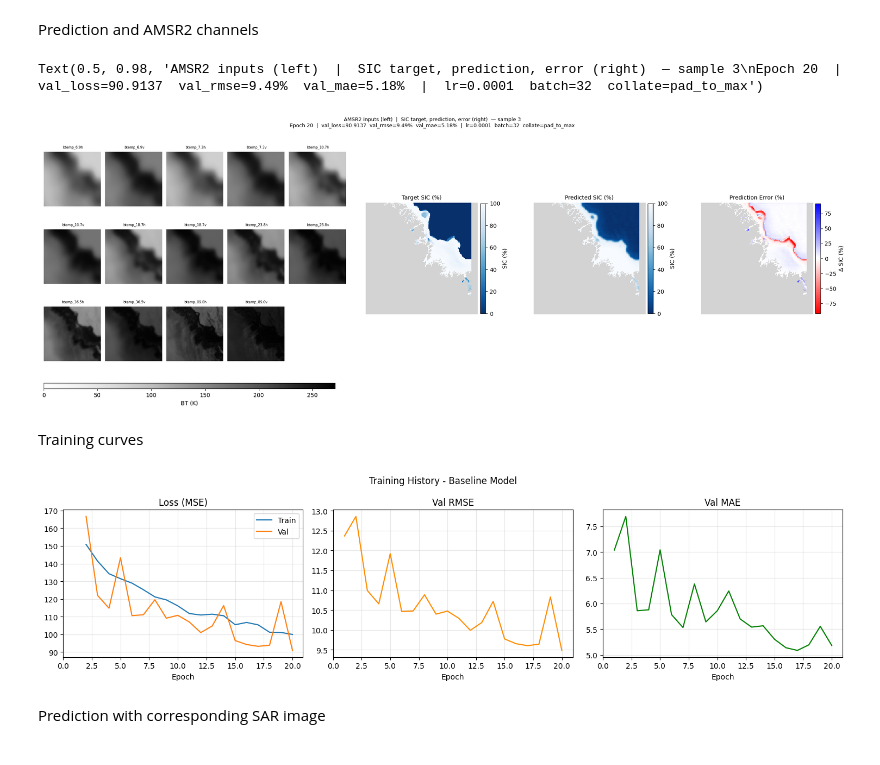
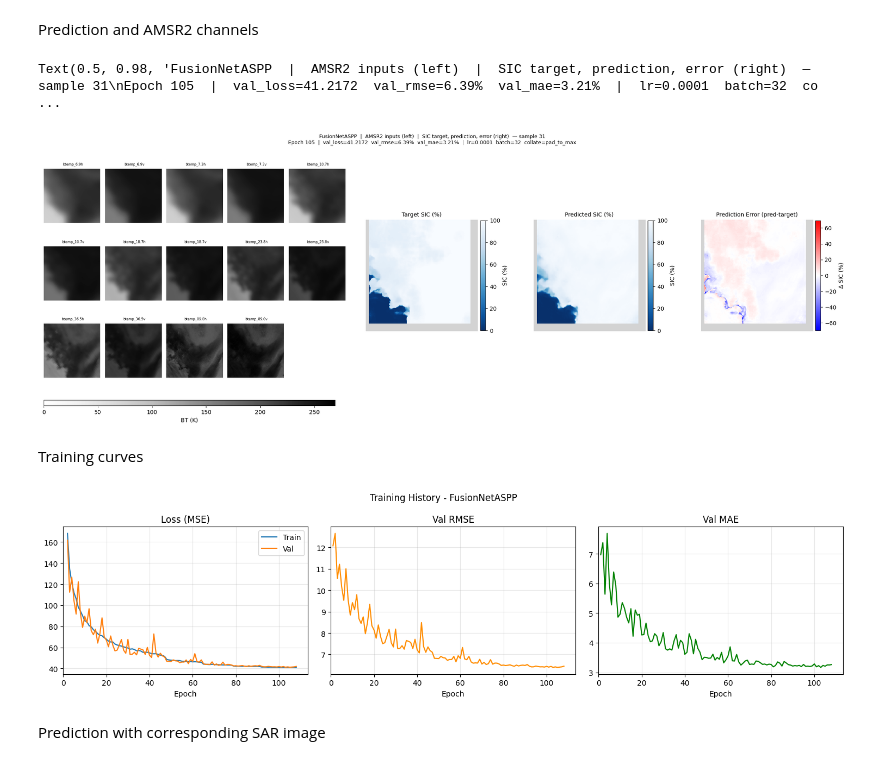
Before and after one commit to NinnaL/Master-thesis---Super-resolution-sea-ice-concentration-using-generative-AI, a Jupyter notebook: Code/prediction_plots.ipynb, the cells around one changed output. Saved outputs shown, nothing was run; the diff lists cells and outputs as text; code cells hidden in the pictures.

Commit message:
diffusion model added and more training done

```diff
--- a/Code/prediction_plots.ipynb
+++ b/Code/prediction_plots.ipynb
@@ -16,13 +18,16 @@ from lib.model.FusionNet import FusionNet
 # %%
-postfix = '1'
-## Config — match your training setup ###
-CACHE_DIR   = '/dmidata/projects/asip-cms/ninna_msc/zarr_cache'
-# OUTPUT_DIR  = "/dmidata/users/nili/Master/Master-thesis---Super-resolution-sea-ice-concentration-using-generative-AI/outputs/training/baseline"
-OUTPUT_DIR  = "/dmidata/users/nili/Master/Master-thesis---Super-resolution-sea-ice-concentration-using-generative-AI/outputs/training/fusionnet"
-CKPT_PATH   = os.path.join(OUTPUT_DIR, f'best_baseline_model_{postfix}.pth')
+### Only change these two ###
+MODEL_NAME = 'fusionnetaspp'   # 'baseline' | 'fusionnet' | 'fusionnetres' | 'fusionnetaspp'
+postfix    = '1'
+
+### Derived paths ###
+BASE_OUTPUT  = '/dmidata/users/nili/Master/Master-thesis---Super-resolution-sea-ice-concentration-using-generative-AI/outputs/training'
+CACHE_DIR    = '/dmidata/projects/asip-cms/ninna_msc/zarr_cache'
+SAR_DIR      = '/dmidata/projects/asip-cms/sentinel1'
+OUTPUT_DIR   = os.path.join(BASE_OUTPUT, MODEL_NAME)
+CKPT_PATH    = os.path.join(OUTPUT_DIR, f'best_model_{postfix}.pth')
 history_path = os.path.join(OUTPUT_DIR, f'training_history_{postfix}.npy')
-# SAVE_PATH   = os.path.join(OUTPUT_DIR, 'prediction_with_amsr2.png')
-SIC_PATH = '/dmidata/projects/asip-cms/sentinel1'
+
 NUM_WORKERS = 0
 
 
@@ -32,29 +37,28 @@ print(f"Using device: {device}")
 ### Load checkpoint — all model and training params come from here ###
 ckpt = torch.load(CKPT_PATH, map_location=device, weights_only=True)
 
-# Required for model reconstruction
 in_channels = ckpt['in_channels']
 features    = ckpt['features']
-
-# Optional training params — shown in plot title if present
 batch_size  = ckpt.get('batch_size',    '?')
 lr          = ckpt.get('learning_rate', '?')
 wd          = ckpt.get('weight_decay',  '?')
 model_name  = ckpt.get('model_name', 'Unknown')
 grad_clip   = ckpt.get('grad_clip_norm','?')
 collate     = ckpt.get('collate',       '?')
-if collate == 'crop_to_min':
-    COLLATE_FN = collate_crop_to_min
-else:
-    COLLATE_FN = collate_pad_to_max
+COLLATE_FN  = collate_crop_to_min if collate == 'crop_to_min' else collate_pad_to_max
 
 print(f"Checkpoint  : epoch={ckpt['epoch']}  in_channels={in_channels}  features={features}")
 print(f"Val metrics : loss={ckpt['val_loss']:.4f}  rmse={ckpt['val_rmse']:.2f}%  mae={ckpt['val_mae']:.2f}%")
 print(f"Training    : lr={lr}  batch={batch_size}  wd={wd}  grad_clip={grad_clip}  collate={collate}")
 
 ### Build model from checkpoint params ###
-# model = EncDec(in_channels=in_channels, features=features).to(device)
-model = FusionNet(in_channels=in_channels, features=features).to(device)
+_mdl = {
+    'baseline':       lambda: CNN(in_channels=in_channels, features=features),
+    'fusionnet':      lambda: FusionNet(in_channels=in_channels, features=features),
+    'fusionnetres':   lambda: FusionNetRes(in_channels=in_channels, features=features),
+    'fusionnetaspp':  lambda: FusionNetASPP(in_channels=in_channels, features=features),
+}
+model = _mdl[model_name.lower()]().to(device)
 model.load_state_dict(ckpt['model_state_dict'])
 model.eval()
 
@@ -81,6 +85,6 @@ Val metrics : loss=90.9137  rmse=9.49%  mae=5.18%
 Training    : lr=0.0001  batch=32  wd=1e-05  grad_clip=1.0  collate=pad_to_max
 # %%
-SAMPLE_IDX  = 3   # which sample in the batch to plot
+SAMPLE_IDX  = 31   # which sample in the batch to plot
 
 ### Extract sample ###
 idx      = SAMPLE_IDX
@@ -105,7 +109,7 @@ channel_names = val_dataset.channel_names  # list of 14 names from zarr attrs
 
 cmap_bt   = plt.cm.Greys.copy(); cmap_bt.set_bad('beige')
 cmap_sic  = plt.cm.Blues_r.copy();  cmap_sic.set_bad('lightgray')
-cmap_diff = plt.cm.bwr_r.copy();   cmap_diff.set_bad('lightgray')
+cmap_diff = plt.cm.bwr.copy();   cmap_diff.set_bad('lightgray')
 
 gs = gridspec.GridSpec(1, 2, figure=fig, width_ratios=[2, 3], wspace=0.05,
               left=0.02, right=0.98, top=0.88, bottom=0.08)
@@ -132,36 +136,36 @@ fig.colorbar(ims_amsr2[0], cax=cbar_ax, orientation='horizontal', label='BT (K)'
 
 gs_sic = gs[0, 1].subgridspec(1, 3, wspace=0.4)
 vmin, vmax = 0, 100
 
 ax0 = fig.add_subplot(gs_sic[0, 0])
 im0 = ax0.imshow(sic_np, cmap=cmap_sic, vmin=vmin, vmax=vmax, interpolation='nearest')
 ax0.set_title('Target SIC (%)', fontsize=10)
 ax0.axis('off')
 plt.colorbar(im0, ax=ax0, fraction=0.046, pad=0.02, label='SIC (%)')
 
 ax1 = fig.add_subplot(gs_sic[0, 1])
 im1 = ax1.imshow(pred_np, cmap=cmap_sic, vmin=vmin, vmax=vmax, interpolation='nearest')
 ax1.set_title('Predicted SIC (%)', fontsize=10)
 ax1.axis('off')
 plt.colorbar(im1, ax=ax1, fraction=0.046, pad=0.02, label='SIC (%)')
 
 abs_max = np.nanmax(np.abs(diff_np))
 ax2 = fig.add_subplot(gs_sic[0, 2])
 im2 = ax2.imshow(diff_np, cmap=cmap_diff, vmin=-abs_max, vmax=abs_max, interpolation='nearest')
-ax2.set_title('Prediction Error (%)', fontsize=10)
+ax2.set_title('Prediction Error (pred-target)', fontsize=10)
 ax2.axis('off')
 plt.colorbar(im2, ax=ax2, fraction=0.046, pad=0.02, label='Δ SIC (%)')
 
 fig.suptitle(
     f'{model_name}  |  AMSR2 inputs (left)  |  SIC target, prediction, error (right)  — sample {idx}\n'
     f'Epoch {ckpt["epoch"]}  |  '
     f'val_loss={ckpt["val_loss"]:.4f}  val_rmse={ckpt["val_rmse"]:.2f}%  val_mae={ckpt["val_mae"]:.2f}%  |  '
     f'lr={lr}  batch={batch_size}  collate={collate}',
     fontsize=9,
 )
 # %% [output]
-Text(0.5, 0.98, 'AMSR2 inputs (left)  |  SIC target, prediction, error (right)  — sample 3\nEpoch 20  |  val_loss=90.9137  val_rmse=9.49%  val_mae=5.18%  |  lr=0.0001  batch=32  collate=pad_to_max')
+Text(0.5, 0.98, 'FusionNetASPP  |  AMSR2 inputs (left)  |  SIC target, prediction, error (right)  — sample 31\nEpoch 105  |  val_loss=41.2172  val_rmse=6.39%  val_mae=3.21%  |  lr=0.0001  batch=32  co ...
-[figure, old version]
+[figure, new version]
 # %% [markdown]
 Training curves
 # %%
@@ -197,7 +201,7 @@ plt.tight_layout()
 # plt.close()
 # print(f"Training curves figure saved to {history_png_path}")
 # %% [output]
-[figure, old version]
+[figure, new version]
 # %% [markdown]
 Prediction with corresponding SAR image
 # %%
```
Also changed, not shown: parts of 4 cells of this notebook, 5 other files.
